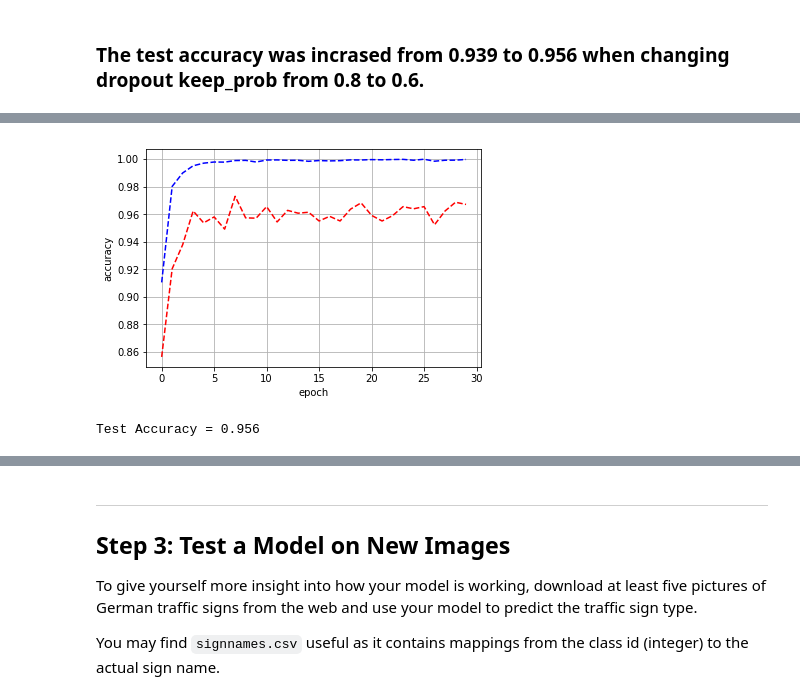
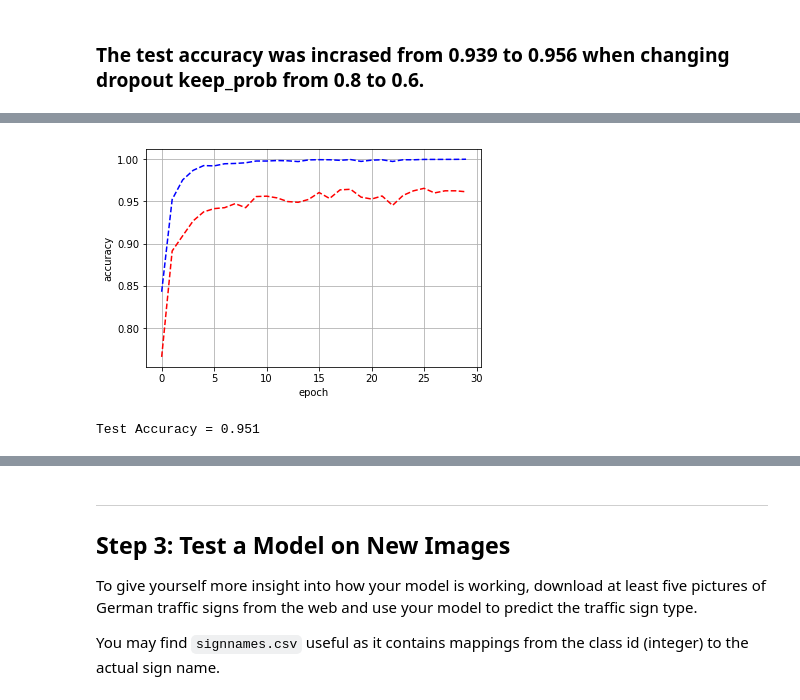
Before and after one commit to GunSik2/CarND-Traffic-Sign-Classifier-Project, a Jupyter notebook: Traffic_Sign_Classifier.ipynb, the cells around one changed output, grey strips where cells are left out. Cells and saved outputs as stored; diff of their text form; code cells hidden in the pictures.

```diff
--- a/Traffic_Sign_Classifier.ipynb
+++ b/Traffic_Sign_Classifier.ipynb
@@ -285,10 +289,6 @@ def plot_accuracy(xes, acc_train, acc_valid):
 # %% [markdown]
 ### The test accuracy was incrased from 0.939 to 0.956 when changing dropout keep_prob from 0.8 to 0.6.
 # %%
-from sklearn.utils import shuffle
-import tensorflow as tf
-from tensorflow.contrib.layers import flatten
-
 # hyperparameters
 learning_rate = 0.001
 dropout_keep_prob = 0.6
@@ -296,7 +296,7 @@ EPOCHS = 30
 BATCH_SIZE = 128
 mu = 0
 sigma = 0.05
-wider = 3
+wider = 2
 
 
 tf.set_random_seed(777)  # reproducibility
@@ -368,3 +368,3 @@ EPOCH 30  Accuracy(train, validation) = 1.000 , 0.967
 Model saved
-[figure, old version]
+[figure, new version]
-Test Accuracy = 0.956
+Test Accuracy = 0.951
```
Also changed, not shown: parts of 12 cells of this notebook, 3 other files.
